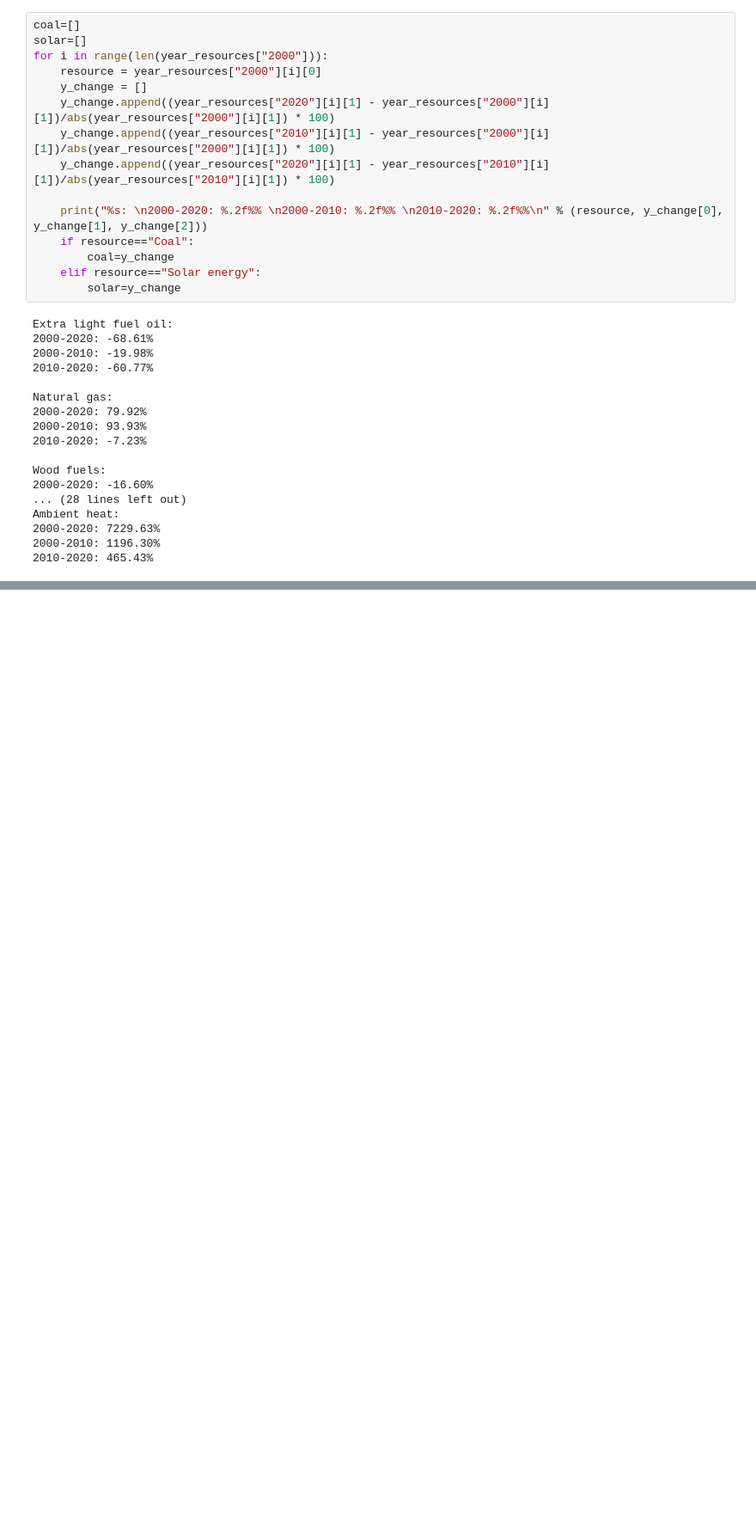
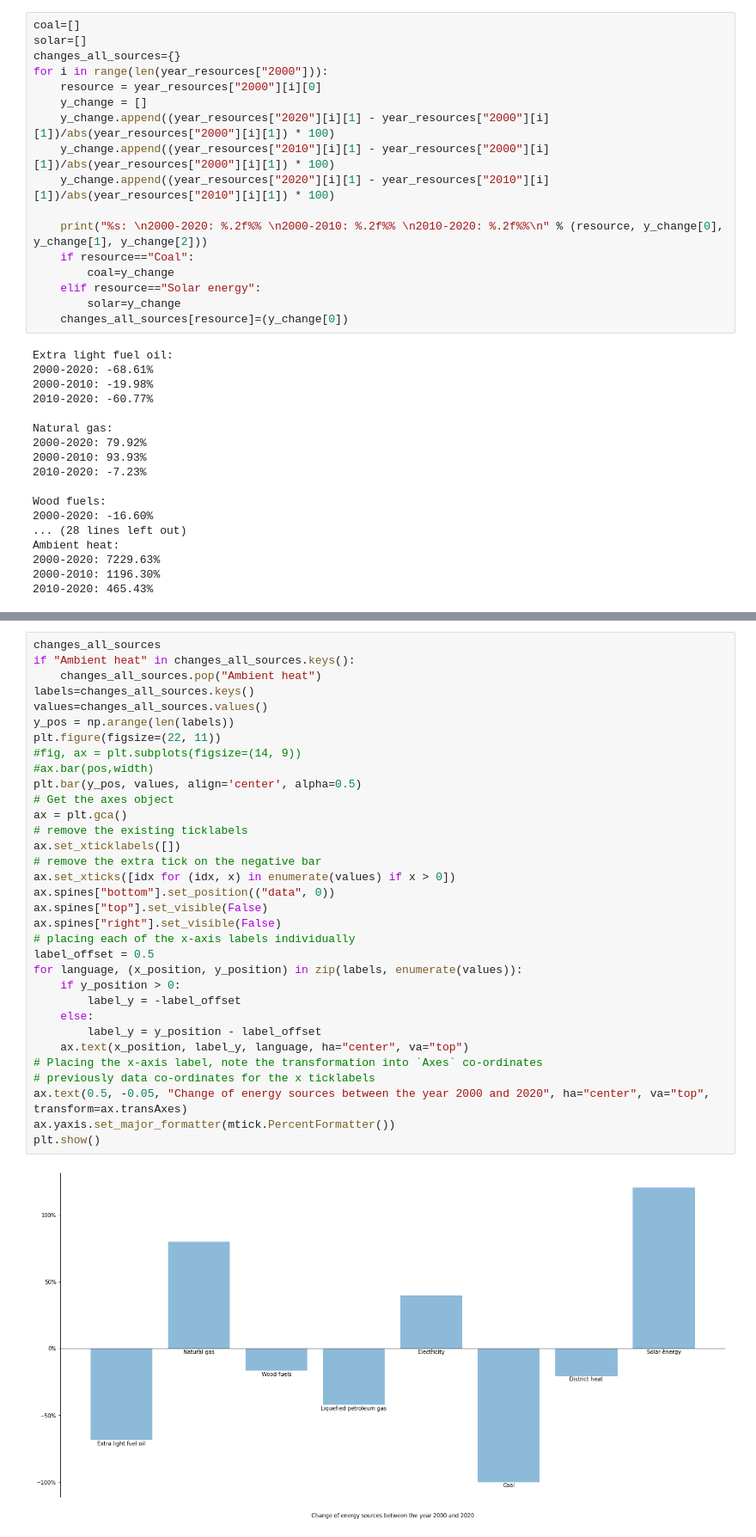
Before and after one commit to TilenBerlak/Data-mining-project, a Jupyter notebook: Projekt/Projekt.ipynb, the cells around one changed output, grey strips where cells are left out. Shown at 86% size. Drawn from its saved outputs; the diff is of its cells as text; blank space fills up the shorter version.

```diff
--- a/Projekt/Projekt.ipynb
+++ b/Projekt/Projekt.ipynb
@@ -170,6 +170,7 @@ print(year_resources)
 # %%
 coal=[]
 solar=[]
+changes_all_sources={}
 for i in range(len(year_resources["2000"])):
     resource = year_resources["2000"][i][0]
     y_change = []
@@ -182,6 +183,7 @@ for i in range(len(year_resources["2000"])):
         coal=y_change
     elif resource=="Solar energy":
         solar=y_change
+    changes_all_sources[resource]=(y_change[0])
 # %% [output]
 Extra light fuel oil:
 2000-2020: -68.61%
@@ -224,3 +226,38 @@ ax.plot([0,0,0], linestyle="dotted", color="r")
 plt.show()
 # %% [output]
 [figure]
+# %%
+changes_all_sources
+if "Ambient heat" in changes_all_sources.keys():
+    changes_all_sources.pop("Ambient heat")
+labels=changes_all_sources.keys()
+values=changes_all_sources.values()
+y_pos = np.arange(len(labels))
+plt.figure(figsize=(22, 11))
+#fig, ax = plt.subplots(figsize=(14, 9))
+#ax.bar(pos,width)
+plt.bar(y_pos, values, align='center', alpha=0.5)
+# Get the axes object
+ax = plt.gca()
+# remove the existing ticklabels
+ax.set_xticklabels([])
+# remove the extra tick on the negative bar
+ax.set_xticks([idx for (idx, x) in enumerate(values) if x > 0])
+ax.spines["bottom"].set_position(("data", 0))
+ax.spines["top"].set_visible(False)
+ax.spines["right"].set_visible(False)
+# placing each of the x-axis labels individually
+label_offset = 0.5
+for language, (x_position, y_position) in zip(labels, enumerate(values)):
+    if y_position > 0:
+        label_y = -label_offset
+    else:
+        label_y = y_position - label_offset
+    ax.text(x_position, label_y, language, ha="center", va="top")
+# Placing the x-axis label, note the transformation into `Axes` co-ordinates
+# previously data co-ordinates for the x ticklabels
+ax.text(0.5, -0.05, "Change of energy sources between the year 2000 and 2020", ha="center", va="top", transform=ax.transAxes)
+ax.yaxis.set_major_formatter(mtick.PercentFormatter())
+plt.show()
+# %% [output]
+[figure, added]
```
